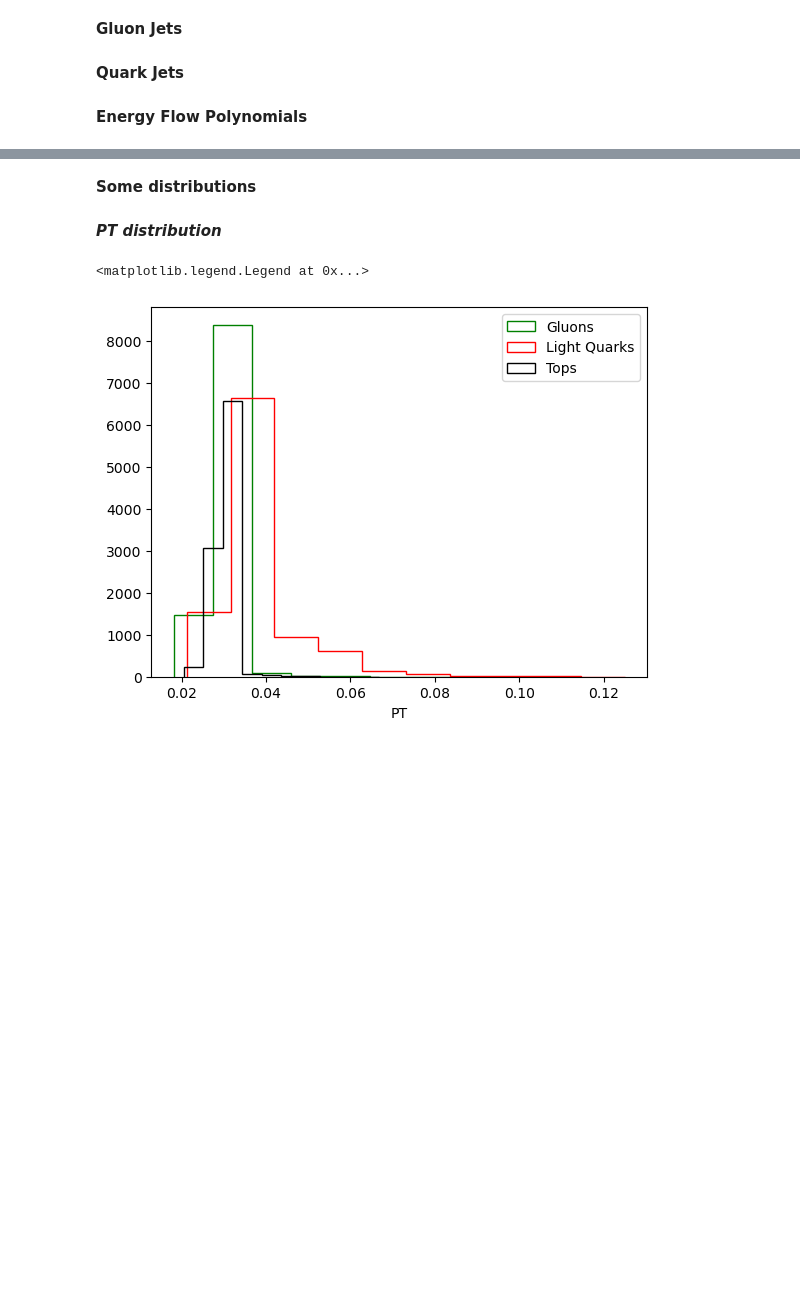
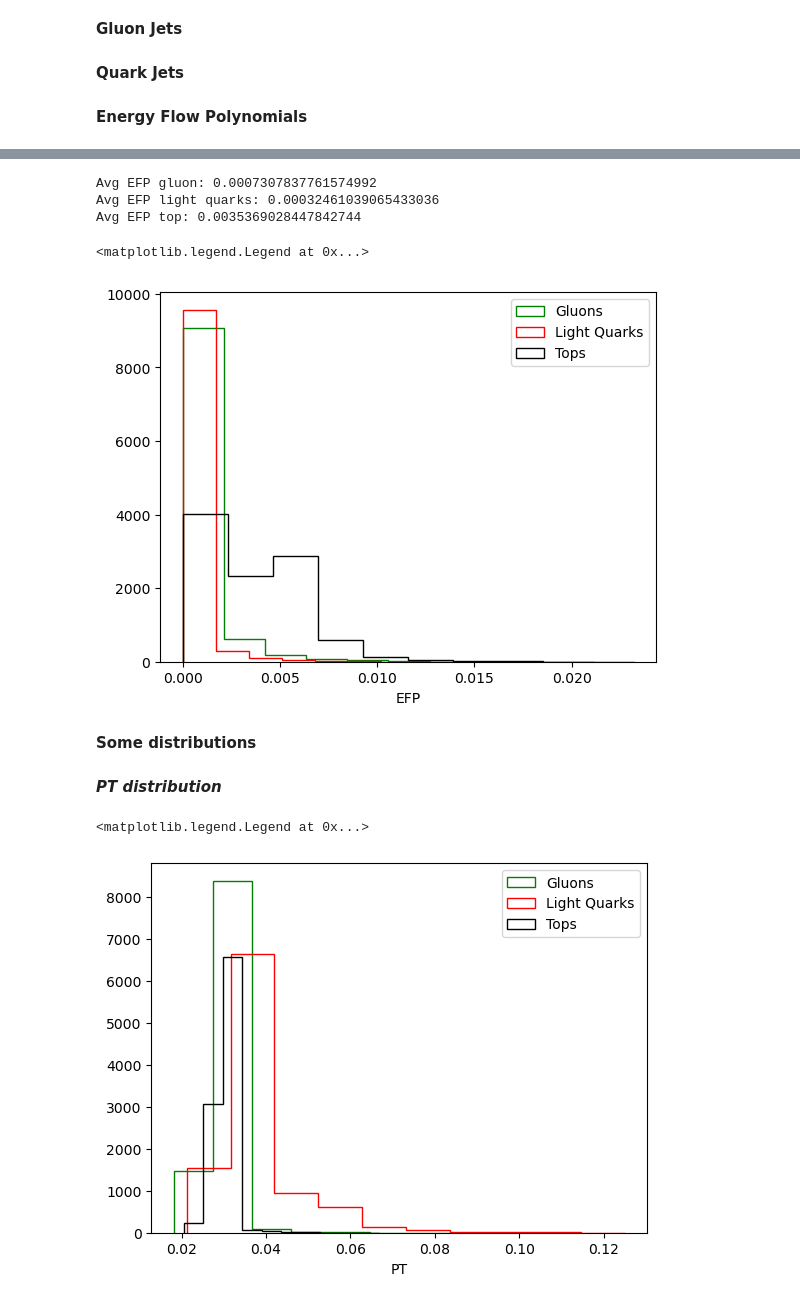
Before and after one commit to mathmartines/JetTagging, a Jupyter notebook: DataExploration/Matheus.ipynb, the cells around one changed output, grey strips where cells are left out. Saved outputs shown, nothing was run; the diff lists cells and outputs as text; code cells hidden in the pictures; blank space fills up the shorter version.

```diff
--- a/DataExploration/Matheus.ipynb
+++ b/DataExploration/Matheus.ipynb
@@ -15,6 +15,6 @@ data_top = pd.read_csv('../Data/t_jets.csv', header=None, sep=' ')
 jet_builder = JetBuilder()
 # For the data exploration this amount of jets is enough
 # More than that the evaluation stars to become really slower
-gluon_jets = jet_builder.create_jets(data_frame=data_gluon[:10000], jet_type=ParticleType.Gluon)
-quark_jets = jet_builder.create_jets(data_frame=data_quark[:10000], jet_type=ParticleType.LightQuark)
-top_jets = jet_builder.create_jets(data_frame=data_top[:10000], jet_type=ParticleType.Top)
+gluon_jets = jet_builder.create_jets(data_frame=data_gluon[:500], jet_type=ParticleType.Gluon)
+quark_jets = jet_builder.create_jets(data_frame=data_quark[:500], jet_type=ParticleType.LightQuark)
+top_jets = jet_builder.create_jets(data_frame=data_top[:500], jet_type=ParticleType.Top)
@@ -110,15 +152,21 @@ mean_efps_quarks = np.mean(quarks_efps, axis=0)
 mean_efps_top = np.mean(top_efps, axis=0)
 # %%
 # ploting the distribution
-index = 2
+index = 12
 print(f"Avg EFP gluon: {mean_efps_gluons[index]}")
 print(f"Avg EFP light quarks: {mean_efps_quarks[index]}")
 print(f"Avg EFP top: {mean_efps_top[index]}")
 plt.hist(gluon_efps[:, index], color='green', label='Gluons', histtype='step')
 plt.hist(quarks_efps[:, index], color='red', label='Light Quarks', histtype='step')
 plt.hist(top_efps[:, index], color='black', label='Tops', histtype='step')
 plt.xlabel('EFP')
 plt.legend(loc='upper right')
+# %% [output]
+Avg EFP gluon: 0.0007307837761574992
+Avg EFP light quarks: 0.00032461039065433036
+Avg EFP top: 0.0035369028447842744
+<matplotlib.legend.Legend at 0x...>
+[figure, added]
 # %% [markdown]
 ****Some distributions****
 # %% [markdown]
```
Also changed, not shown: parts of 10 cells of this notebook, 1 other file.
